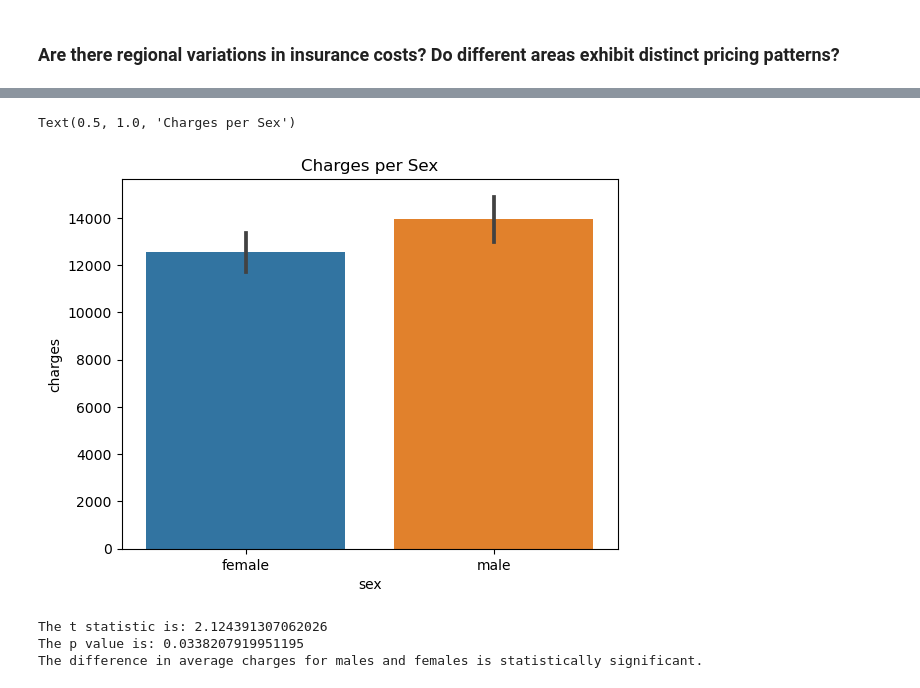
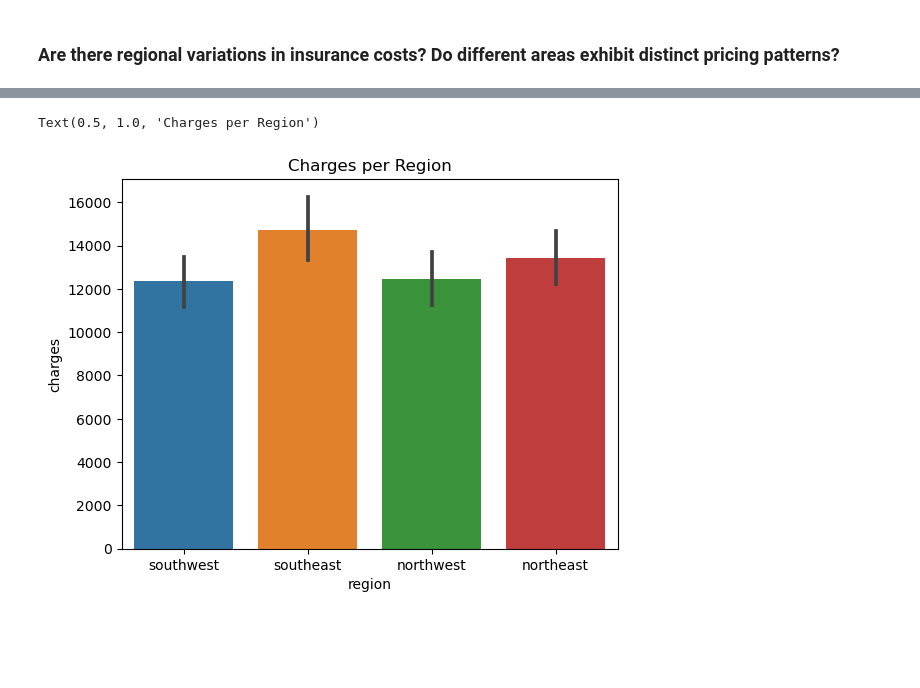
Before and after one commit to DeborahAkp/Portfolio, a Jupyter notebook: Python/Project 1 - Medical Insurance Costs/The Effect of Factors on Medical Insurance Costs.ipynb, the cells around one changed output, grey strips where cells are left out. Drawn from its saved outputs; the diff is of its cells as text; code cells hidden in the pictures; blank space fills up the shorter version.

```diff
--- a/Python/Project 1 - Medical Insurance Costs/The Effect of Factors on Medical Insurance Costs.ipynb
+++ b/Python/Project 1 - Medical Insurance Costs/The Effect of Factors on Medical Insurance Costs.ipynb
@@ -220,0 +234,3 @@ Since the __p-value__ is smaller than the commonly used significance level of 0.
+# %%
+df["bmi_category"] = pd.cut(df["bmi"], bins=[0, 18.5, 24.9, 29.9, float('inf')],
+labels=["Underweight", "Normal weight", "Overweight", "Obese"])
@@ -229,26 +448,6 @@ Since the __p-value__ is smaller than the commonly used significance level of 0.
 # %%
-## bar chart with age and gender ##
-
-sns.barplot(x = 'sex', y= 'charges', data = df)
-plt.title('Charges per Sex')
+sns.barplot(x = 'region', y= 'charges', data = df)
+plt.title('Charges per Region')
 # %% [output]
-Text(0.5, 1.0, 'Charges per Sex')
+Text(0.5, 1.0, 'Charges per Region')
-[figure, old version]
+[figure, new version]
-# %%
-#test to see if the difference in male and female averages is statistically significant
-charges_male = df[df['sex'] == 'male']['charges']
-charges_female = df[df['sex'] == 'female']['charges']
-t_statistic, p_value = stats.ttest_ind(charges_male, charges_female)
-print(f'The t statistic is: {t_statistic}')
-print(f'The p value is: {p_value}')
-
-significance_level = 0.05
-
-if p_value < significance_level:
-    print("The difference in average charges for males and females is statistically significant.")
-else:
-    print("The difference in average charges for males and females is not statistically significant.")
-# %% [output]
-The t statistic is: 2.124391307062026
-The p value is: 0.0338207919951195
-The difference in average charges for males and females is statistically significant.
```
Also changed, not shown: parts of 69 cells of this notebook.
